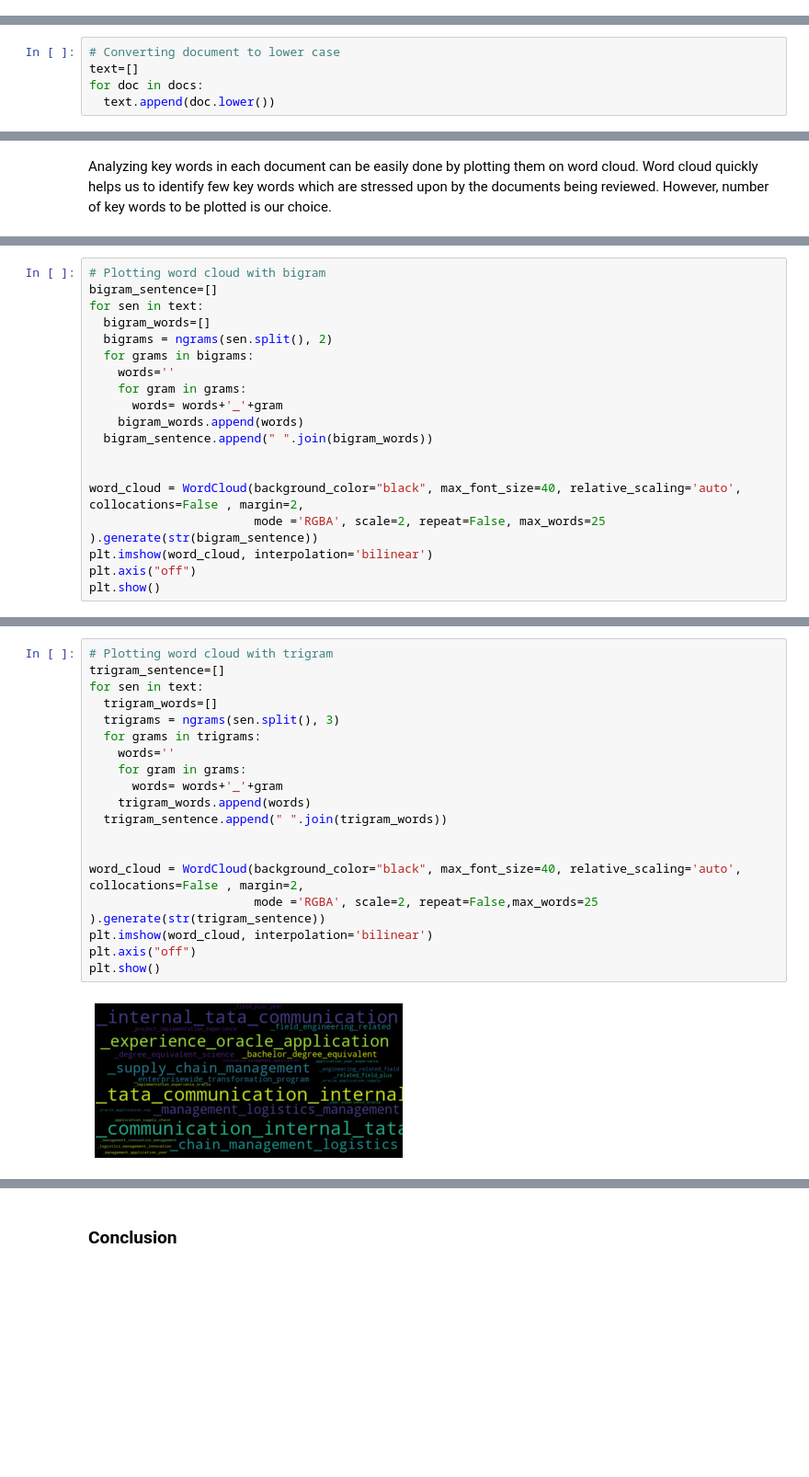
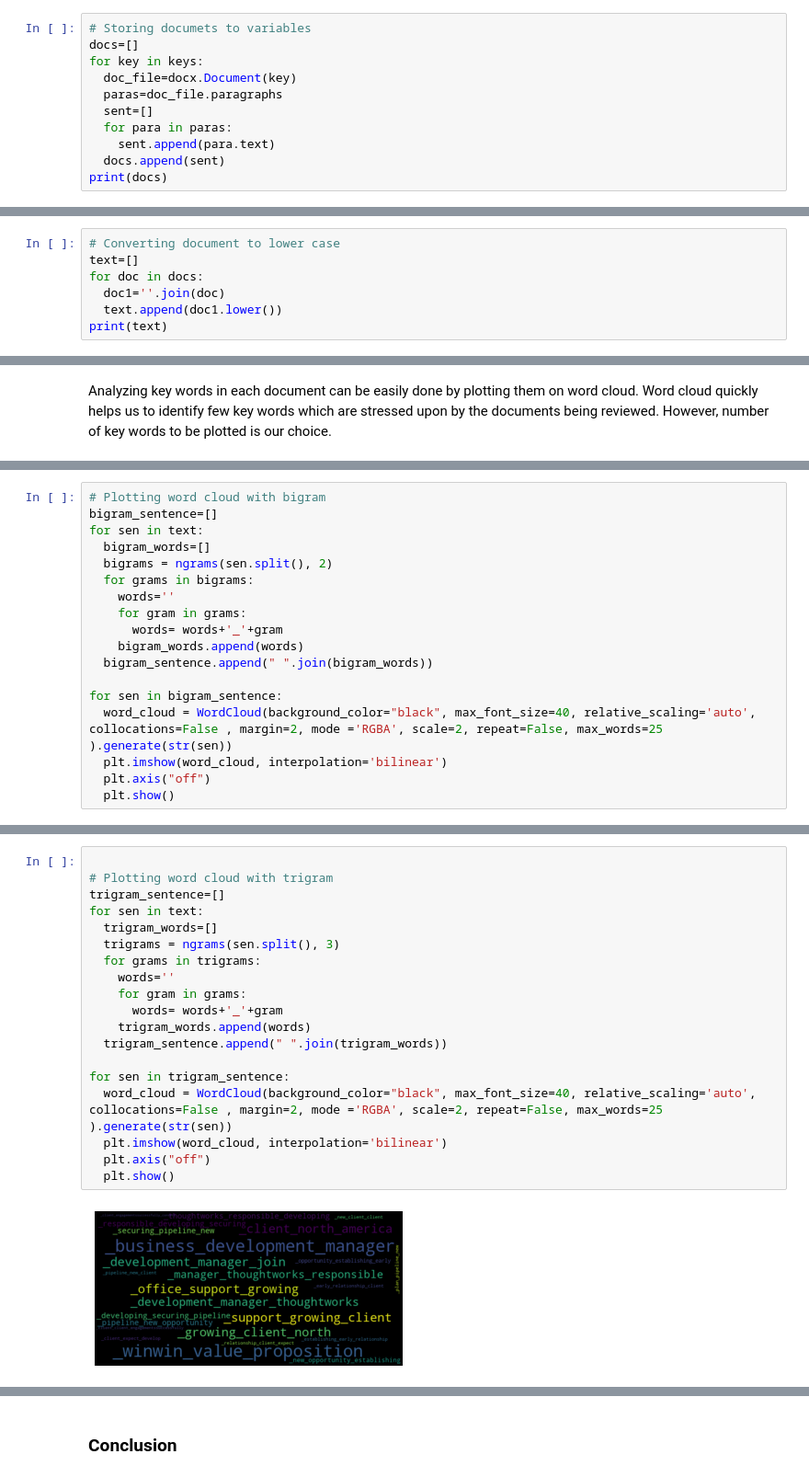
Before and after one commit to rajeevak40/Text_Analytics, a Jupyter notebook: Document_Scanning_and_Comparison.ipynb, the cells around one changed output, grey strips where cells are left out. Shown: that part at 92% size. Cells and saved outputs as stored; diff of their text form; blank space fills up the shorter version.

```diff
--- a/Document_Scanning_and_Comparison.ipynb
+++ b/Document_Scanning_and_Comparison.ipynb
@@ -69,0 +71,11 @@ Number of files converted are  : 2
+# %%
+# Storing documets to variables
+docs=[]
+for key in keys:
+  doc_file=docx.Document(key)
+  paras=doc_file.paragraphs
+  sent=[]
+  for para in paras:
+    sent.append(para.text)
+  docs.append(sent)
+print(docs)
@@ -79,4 +94,6 @@ This is most common and first step towards data cleaning, lower casing helps in
 # Converting document to lower case
 text=[]
 for doc in docs:
-  text.append(doc.lower())
+  doc1=''.join(doc)
+  text.append(doc1.lower())
+print(text)
@@ -169,10 +188,9 @@ for sen in text:
     bigram_words.append(words)
   bigram_sentence.append(" ".join(bigram_words))
 
-
-word_cloud = WordCloud(background_color="black", max_font_size=40, relative_scaling='auto', collocations=False , margin=2,
-                       mode ='RGBA', scale=2, repeat=False, max_words=25 ).generate(str(bigram_sentence))
-plt.imshow(word_cloud, interpolation='bilinear')
-plt.axis("off")
-plt.show()
+for sen in bigram_sentence:
+  word_cloud = WordCloud(background_color="black", max_font_size=40, relative_scaling='auto', collocations=False , margin=2, mode ='RGBA', scale=2, repeat=False, max_words=25 ).generate(str(sen))
+  plt.imshow(word_cloud, interpolation='bilinear')
+  plt.axis("off")
+  plt.show()
 # %% [output]
@@ -180,21 +199,21 @@ plt.show()
 # %%
+
 # Plotting word cloud with trigram
 trigram_sentence=[]
 for sen in text:
   trigram_words=[]
   trigrams = ngrams(sen.split(), 3)
   for grams in trigrams:
     words=''
     for gram in grams:
       words= words+'_'+gram
     trigram_words.append(words)
   trigram_sentence.append(" ".join(trigram_words))
 
-
-word_cloud = WordCloud(background_color="black", max_font_size=40, relative_scaling='auto', collocations=False , margin=2,
-                       mode ='RGBA', scale=2, repeat=False,max_words=25 ).generate(str(trigram_sentence))
-plt.imshow(word_cloud, interpolation='bilinear')
-plt.axis("off")
-plt.show()
+for sen in trigram_sentence:
+  word_cloud = WordCloud(background_color="black", max_font_size=40, relative_scaling='auto', collocations=False , margin=2, mode ='RGBA', scale=2, repeat=False, max_words=25 ).generate(str(sen))
+  plt.imshow(word_cloud, interpolation='bilinear')
+  plt.axis("off")
+  plt.show()
 # %% [output]
-[figure, old version]
+[figure, new version]
```
Also changed, not shown: parts of 34 cells of this notebook.
